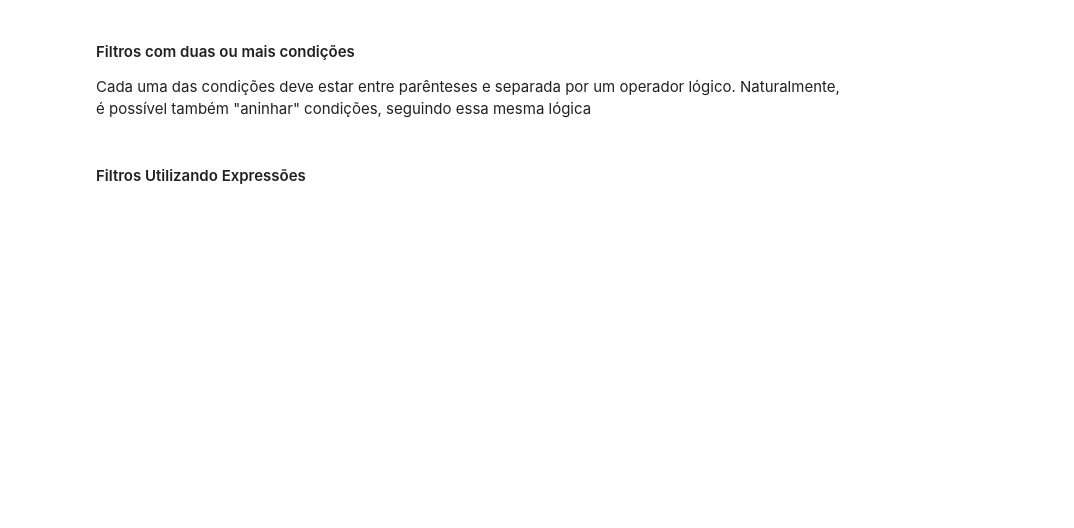
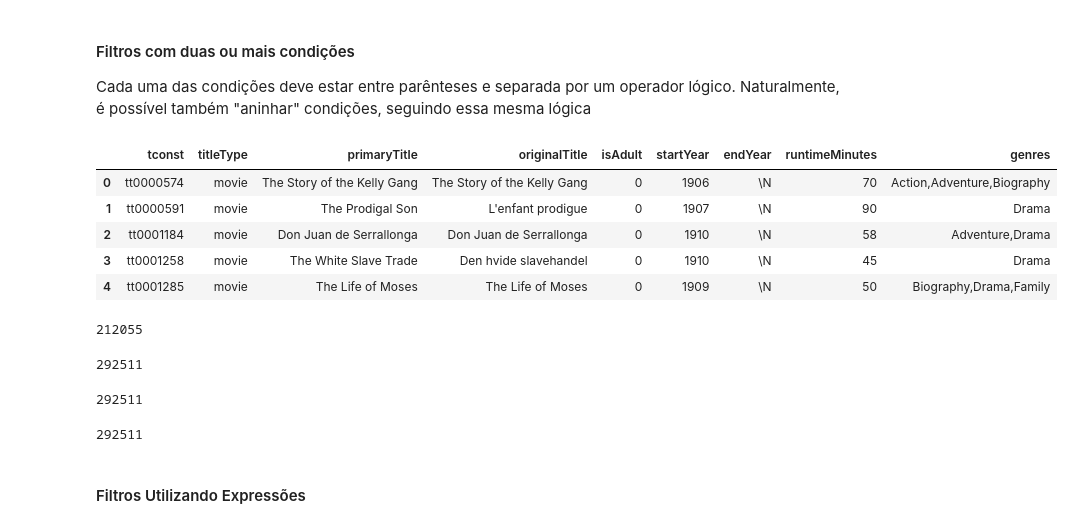
Before and after one commit to smedina1304/edc-igti-spark-mod3, a Jupyter notebook: CD - Aula Interativa.ipynb, the cells around one changed output. Drawn from its saved outputs; the diff is of its cells as text; code cells hidden in the pictures; blank space fills up the shorter version.

```diff
--- a/CD - Aula Interativa.ipynb
+++ b/CD - Aula Interativa.ipynb
@@ -303,30 +338,49 @@ Para fazer o filtro, pode ser utilizado tanto a função `filter()` como `where(
 Cada uma das condições deve estar entre parênteses e separada por um operador lógico. Naturalmente, é possível também "aninhar" condições, seguindo essa mesma lógica
 # %%
 (
-    df_titles.filter((col('titleType') == 'movie') & (col('runtimeMinutes') <= 90))
-    .show(5)
+    df_titles
+    .filter((f.col('titleType') == 'movie') & (f.col('runtimeMinutes') <= 90))
+    .limit(5)
+    .toPandas()
 )
+# %% [output]
+|  | tconst | titleType | primaryTitle | originalTitle | isAdult | startYear | endYear | runtimeMinutes | genres |
+| 0 | tt0000574 | movie | The Story of the Kelly Gang | The Story of the Kelly Gang | 0 | 1906 | \N | 70 | Action,Adventure,Biography |
+| 1 | tt0000591 | movie | The Prodigal Son | L'enfant prodigue | 0 | 1907 | \N | 90 | Drama |
+| 2 | tt0001184 | movie | Don Juan de Serrallonga | Don Juan de Serrallonga | 0 | 1910 | \N | 58 | Adventure,Drama |
+| 3 | tt0001258 | movie | The White Slave Trade | Den hvide slavehandel | 0 | 1910 | \N | 45 | Drama |
+| 4 | tt0001285 | movie | The Life of Moses | The Life of Moses | 0 | 1909 | \N | 50 | Biography,Drama,Family |
 # %%
 (
-    df_titles.filter((col('titleType') == 'movie') & (col('runtimeMinutes') <= 90))
+    df_titles.filter((f.col('titleType') == 'movie') & (f.col('runtimeMinutes') <= 90))
     .count()
 )
+# %% [output]
+212055
 # %%
 (
-    df_titles.filter(((col('titleType') == 'movie') | (col('titleType') == 'tvSeries')) & (col('runtimeMinutes') <= 90))
+    df_titles
+    .filter(((f.col('titleType') == 'movie') | (f.col('titleType') == 'tvSeries')) & (f.col('runtimeMinutes') <= 90))
     .count()
 )
+# %% [output]
+292511
 # %%
 (
-    df_titles.filter((col('titleType').isin('movie', 'tvSeries')) & (col('runtimeMinutes') <= 90))
+    df_titles
+    .filter((f.col('titleType').isin('movie', 'tvSeries')) & (f.col('runtimeMinutes') <= 90))
     .count()
 )
+# %% [output]
+292511
 # %%
 (
     df_titles
-    .filter(col('titleType').isin('movie','tvSeries'))
-    .filter(col('runtimeMinutes') <= 90)
+    .filter(f.col('titleType').isin('movie','tvSeries'))
+    .filter(f.col('runtimeMinutes') <= 90)
     .count()
 )
+# %% [output]
+292511
 # %% [markdown]
 #### Filtros Utilizando Expressões
```
Also changed, not shown: parts of 24 cells of this notebook.
